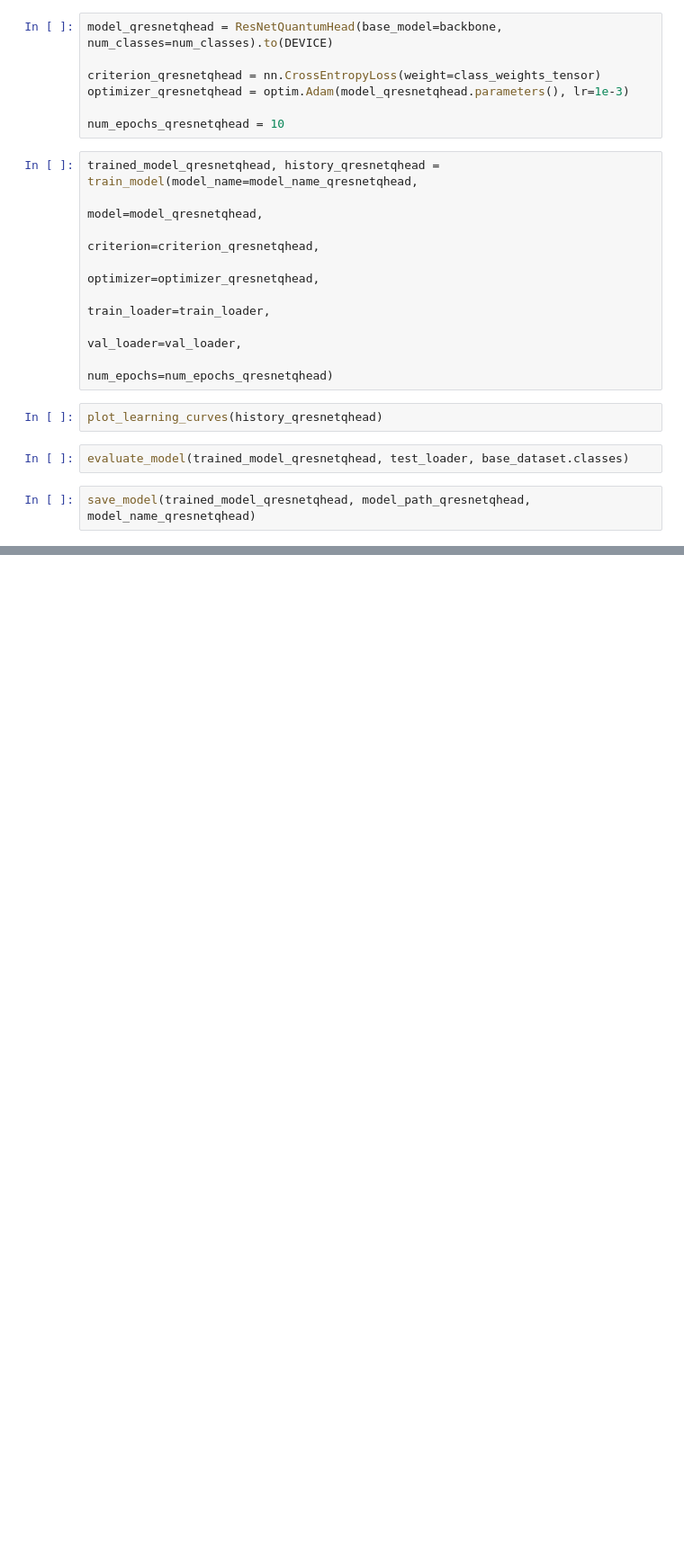
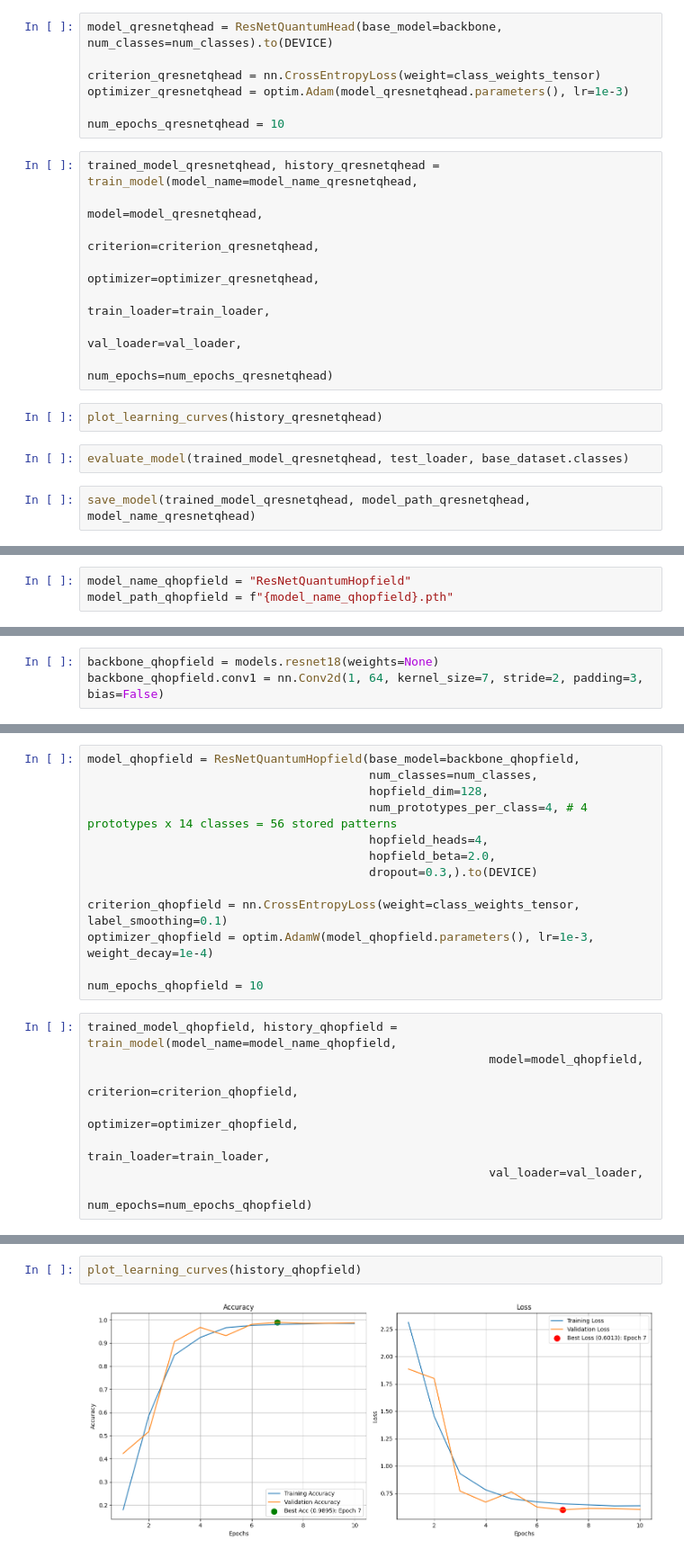
Before and after one commit to MihaiUM2001/CardioQML, a Jupyter notebook: ViewClassification.ipynb, the cells around one changed output, grey strips where cells are left out. Shown at 90% size. Saved outputs shown, nothing was run; the diff lists cells and outputs as text; blank space fills up the shorter version.

Commit message:
2.7 - Testing Models: Quantum Hopfield Network

```diff
--- a/ViewClassification.ipynb
+++ b/ViewClassification.ipynb
@@ -1665,0 +1772,3 @@ save_model(trained_model_qresnetqhead, model_path_qresnetqhead, model_name_qresn
+# %%
+model_name_qhopfield = "ResNetQuantumHopfield"
+model_path_qhopfield = f"{model_name_qhopfield}.pth"
@@ -1665,0 +1890,3 @@ save_model(trained_model_qresnetqhead, model_path_qresnetqhead, model_name_qresn
+# %%
+backbone_qhopfield = models.resnet18(weights=None)
+backbone_qhopfield.conv1 = nn.Conv2d(1, 64, kernel_size=7, stride=2, padding=3, bias=False)
@@ -1665,0 +1895,21 @@ save_model(trained_model_qresnetqhead, model_path_qresnetqhead, model_name_qresn
+# %%
+model_qhopfield = ResNetQuantumHopfield(base_model=backbone_qhopfield,
+                                        num_classes=num_classes,
+                                        hopfield_dim=128,
+                                        num_prototypes_per_class=4, # 4 prototypes x 14 classes = 56 stored patterns
+                                        hopfield_heads=4,
+                                        hopfield_beta=2.0,
+                                        dropout=0.3,).to(DEVICE)
+
+criterion_qhopfield = nn.CrossEntropyLoss(weight=class_weights_tensor, label_smoothing=0.1)
+optimizer_qhopfield = optim.AdamW(model_qhopfield.parameters(), lr=1e-3, weight_decay=1e-4)
+
+num_epochs_qhopfield = 10
+# %%
+trained_model_qhopfield, history_qhopfield = train_model(model_name=model_name_qhopfield,
+                                                         model=model_qhopfield,
+                                                         criterion=criterion_qhopfield,
+                                                         optimizer=optimizer_qhopfield,
+                                                         train_loader=train_loader,
+                                                         val_loader=val_loader,
+                                                         num_epochs=num_epochs_qhopfield)
@@ -1665,0 +1934,4 @@ save_model(trained_model_qresnetqhead, model_path_qresnetqhead, model_name_qresn
+# %%
+plot_learning_curves(history_qhopfield)
+# %% [output]
+[figure, added]
```
Also changed, not shown: parts of 10 cells of this notebook.
